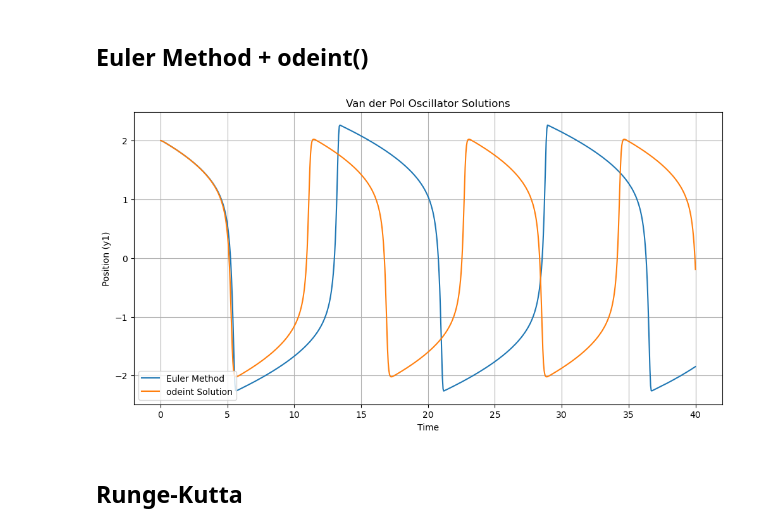
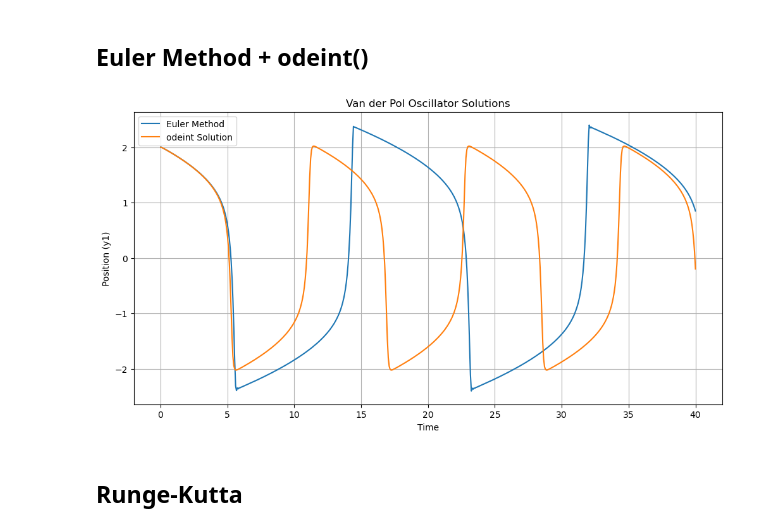
Before and after one commit to mariashapo/NODE, a Jupyter notebook: basics/van_der_pol_oscilator.ipynb, the cells around one changed output. Cells and saved outputs as stored; diff of their text form; code cells hidden in the pictures.

```diff
--- a/basics/van_der_pol_oscilator.ipynb
+++ b/basics/van_der_pol_oscilator.ipynb
@@ -36,35 +36,35 @@ import matplotlib.pyplot as plt
 
 # define Van der Pol Oscillator
 def vdp_oscillator(y, t, mu):
     y1, y2 = y
     dydt = jnp.array([y2, mu * (1 - y1**2) * y2 - y1])
     return dydt
 
 # Parameters
 mu = 5.0  # Non-linearity parameter
 y0 = jnp.array([2.0, 0.0])  # Initial state (y, v)
-t = jnp.linspace(0, 40, 800)  # Time from 0 to 40
+t = jnp.linspace(0, 40, 600)  # Time from 0 to 40
 
 # Solve the ODE using odeint
 sol_odeint = odeint(vdp_oscillator, y0, t, mu)
 
 # Solve the ODE using Euler's method
 sol_euler = euler_method(vdp_oscillator, y0, t, mu)
 
 # Combined plotting
 plt.figure(figsize=(12, 6))
 
 # Plot results
 plt.plot(t, sol_euler[:, 0], label='Euler Method')
 plt.plot(t, sol_odeint[:, 0], label='odeint Solution')
 plt.title('Van der Pol Oscillator Solutions')
 plt.xlabel('Time')
 plt.ylabel('Position (y1)')
 plt.legend()
 plt.grid(True)
 plt.show()
 # %% [output]
-[figure, old version]
+[figure, new version]
 # %% [markdown]
 ## Runge-Kutta
 # %%
```
Also changed, not shown: 17 other files.
